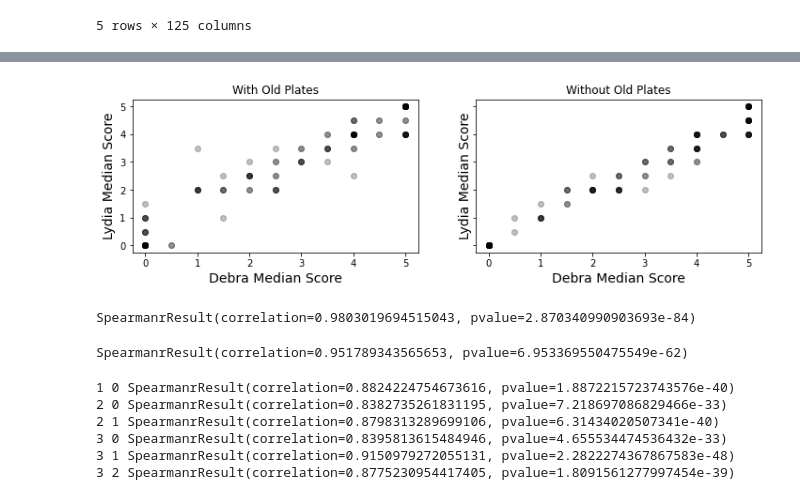
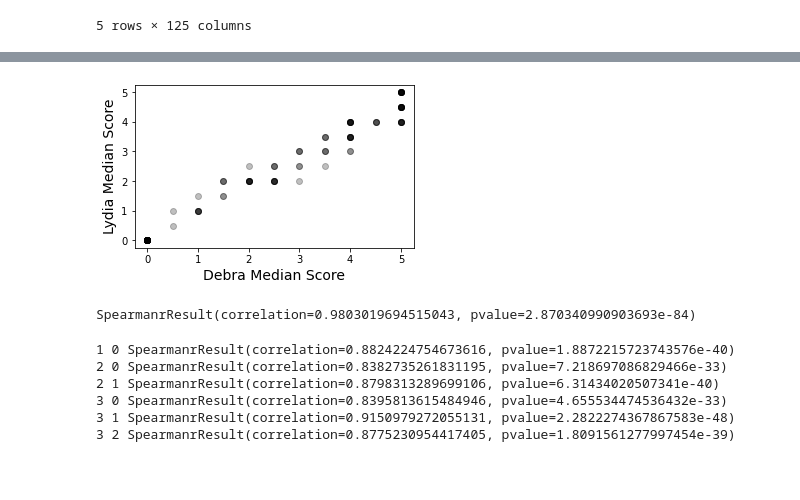
Before and after one commit to magwenelab/crypto-QTL-paper, a Jupyter notebook: SCRIPTS/H2O2_QTL_Fig9.ipynb, the cells around one changed output, grey strips where cells are left out. Saved outputs shown, nothing was run; the diff lists cells and outputs as text; code cells hidden in the pictures; blank space fills up the shorter version.

Commit message:
Added H2O2 and figure 9 analysis

```diff
--- a/SCRIPTS/H2O2_QTL_Fig9.ipynb
+++ b/SCRIPTS/H2O2_QTL_Fig9.ipynb
@@ -132,0 +104,7 @@ h2O2 = name_df.merge(df)
+# %%
+## Set path for phenotype data
+file_path = '../DATA/PHENOTYPE/H2O2/H2O2_scores.csv.gz'
+# %%
+## Bring in H2O2 data check shape
+h2O2 = pd.read_csv(file_path)
+h2O2.shape
@@ -133,10 +128,12 @@ h2O2 = name_df.merge(df)
 # %%
-h2O2lh = h2O2[['Row','Column','Plate','ScoreLH','strain','Isold']].copy()
-h2O2lh.columns = ['Row','Col','Plate','Score','Strain','Isold']
+h2O2lh = h2O2[['Row','Column','Plate','Scorelh','Strain','Replicate']].copy()
+h2O2lh['Score'] = h2O2lh.Scorelh
+h2O2lh.drop('Scorelh',axis=1,inplace=True)
 h2O2lh['Marker'] = 'LH'
 # %%
-h2O2dm = h2O2[['Row','Column','Plate','ScoreDM','strain','Isold']].copy()
-h2O2dm.columns = ['Row','Col','Plate','Score','Strain','Isold']
+h2O2dm = h2O2[['Row','Column','Plate','Scoredm','Strain','Replicate']].copy()
+h2O2dm['Score'] = h2O2dm.Scoredm
+h2O2dm.drop('Scoredm',axis=1,inplace=True)
 h2O2dm['Marker'] = 'DM'
 # %%
 dmm = h2O2dm.dropna().groupby('Strain').agg(np.median).Score
@@ -149,29 +141,19 @@ jitter = np.random.normal(0,0.1,len(dmm))
 # %%
-fig,ax = plt.subplots(1,2,figsize=(12,3),sharex=True,sharey=True)
-plt.sca(ax[0])
+## Compare old plates and scorer H2O2 phenotypes
+fig,ax = plt.subplots(1,1,figsize=(5,3),sharex=True,sharey=True)
 plt.plot(dmm.values,
          lhm.values,'ko',alpha=0.25);
 plt.xlabel('Debra Median Score',fontsize=14);
 plt.ylabel('Lydia Median Score',fontsize=14);
-plt.title('With Old Plates')
 
-plt.sca(ax[1])
-plt.title('Without Old Plates')
-plt.plot(dmm_no.values,
-         lhm_no.values,'ko',alpha=0.25);
-plt.xlabel('Debra Median Score',fontsize=14);
-plt.ylabel('Lydia Median Score',fontsize=14);
 #plt.savefig('/home/croth/Desktop/H2O2_median_growth_Debra_vs_Lydia_old_new.png',
 #           dpi=100,bbox_inches='tight');
 # %% [output]
-[figure, old version]
+[figure, new version]
-# %%
-ss.spearmanr(dmm_no.values,lhm_no.values)
-# %% [output]
-SpearmanrResult(correlation=0.9803019694515043, pvalue=2.870340990903693e-84)
 # %%
+## Check rank corr with older plates
 ss.spearmanr(dmm.values,lhm.values)
 ## B/c the old plates seem to introduce more variation
-## we will drop these from analysis
+## we will droped these from analysis
 # %% [output]
-SpearmanrResult(correlation=0.951789343565653, pvalue=6.953369550475549e-62)
+SpearmanrResult(correlation=0.9803019694515043, pvalue=2.870340990903693e-84)
```
Also changed, not shown: parts of 72 cells of this notebook, 13 other files.
